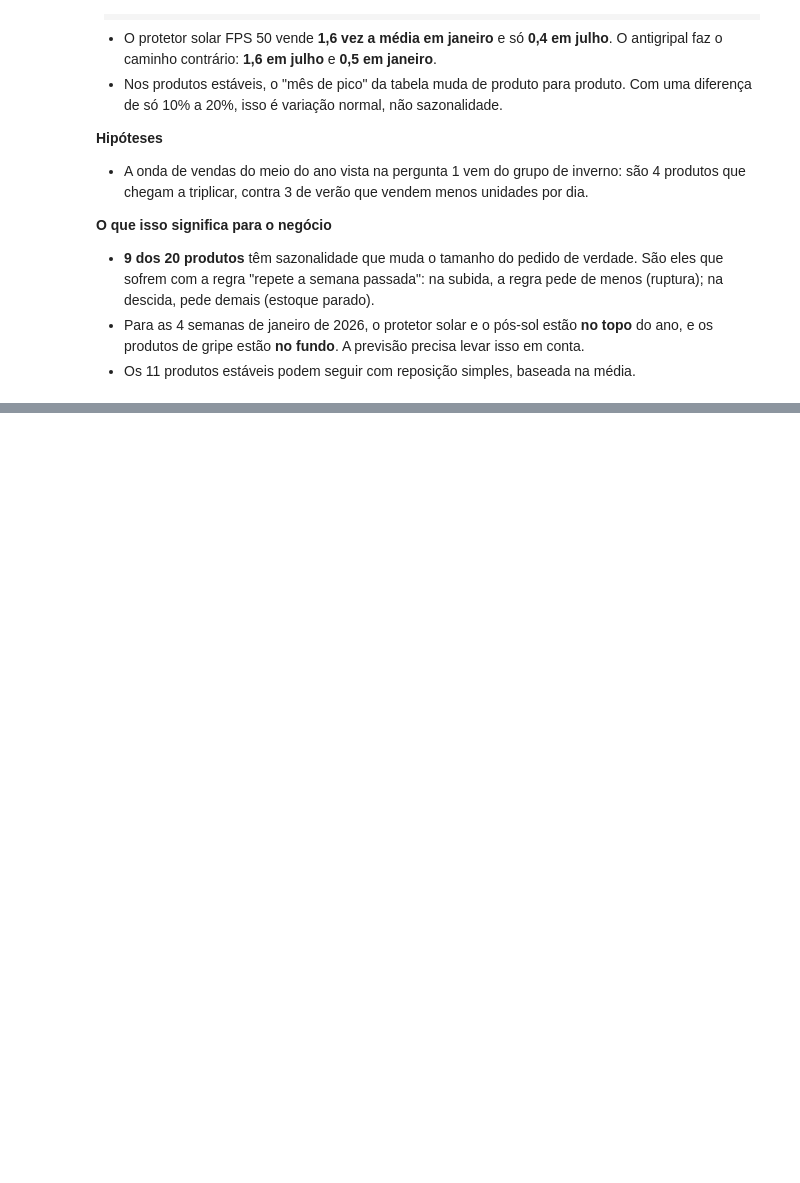
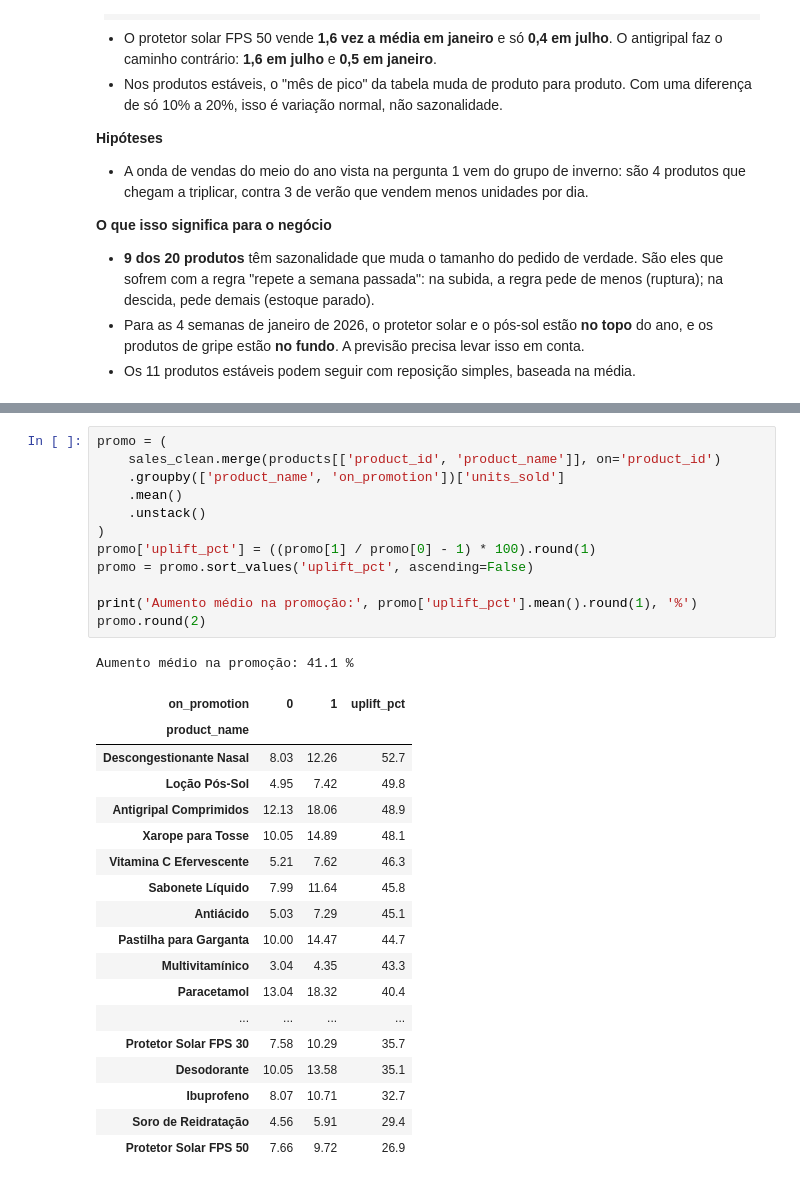
Before and after one commit to ricardo-paganini/pharmacy-demand-forecast, a Jupyter notebook: pharmacy_demand_forecast.ipynb, the cells around one changed output, grey strips where cells are left out. Drawn from its saved outputs; the diff is of its cells as text; blank space fills up the shorter version.

```diff
--- a/pharmacy_demand_forecast.ipynb
+++ b/pharmacy_demand_forecast.ipynb
@@ -490,0 +497,32 @@ Os produtos se dividem em 3 grupos bem claros:
+# %%
+promo = (
+    sales_clean.merge(products[['product_id', 'product_name']], on='product_id')
+    .groupby(['product_name', 'on_promotion'])['units_sold']
+    .mean()
+    .unstack()
+)
+promo['uplift_pct'] = ((promo[1] / promo[0] - 1) * 100).round(1)
+promo = promo.sort_values('uplift_pct', ascending=False)
+
+print('Aumento médio na promoção:', promo['uplift_pct'].mean().round(1), '%')
+promo.round(2)
+# %% [output]
+Aumento médio na promoção: 41.1 %
+| on_promotion | 0 | 1 | uplift_pct |
+| product_name |  |  |  |
+| Descongestionante Nasal | 8.03 | 12.26 | 52.7 |
+| Loção Pós-Sol | 4.95 | 7.42 | 49.8 |
+| Antigripal Comprimidos | 12.13 | 18.06 | 48.9 |
+| Xarope para Tosse | 10.05 | 14.89 | 48.1 |
+| Vitamina C Efervescente | 5.21 | 7.62 | 46.3 |
+| Sabonete Líquido | 7.99 | 11.64 | 45.8 |
+| Antiácido | 5.03 | 7.29 | 45.1 |
+| Pastilha para Garganta | 10.00 | 14.47 | 44.7 |
+| Multivitamínico | 3.04 | 4.35 | 43.3 |
+| Paracetamol | 13.04 | 18.32 | 40.4 |
+| ... | ... | ... | ... |
+| Protetor Solar FPS 30 | 7.58 | 10.29 | 35.7 |
+| Desodorante | 10.05 | 13.58 | 35.1 |
+| Ibuprofeno | 8.07 | 10.71 | 32.7 |
+| Soro de Reidratação | 4.56 | 5.91 | 29.4 |
+| Protetor Solar FPS 50 | 7.66 | 9.72 | 26.9 |
```
Also changed, not shown: parts of 4 cells of this notebook.
